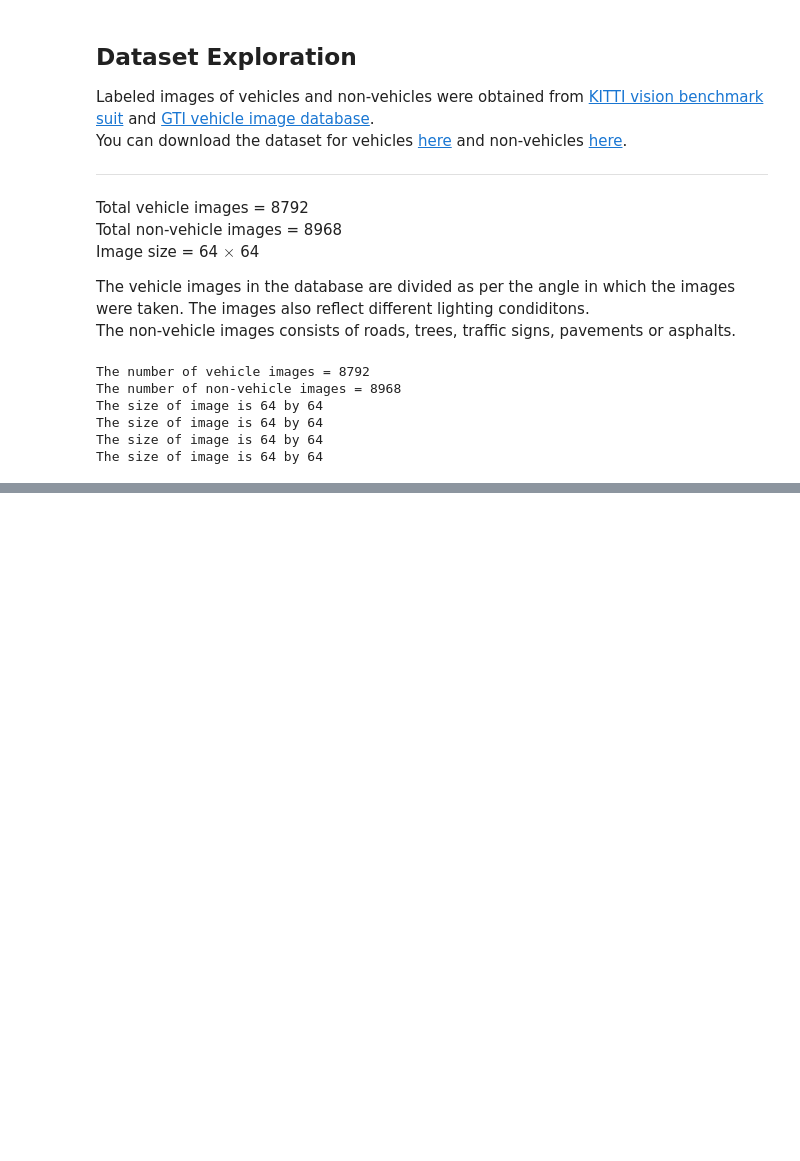
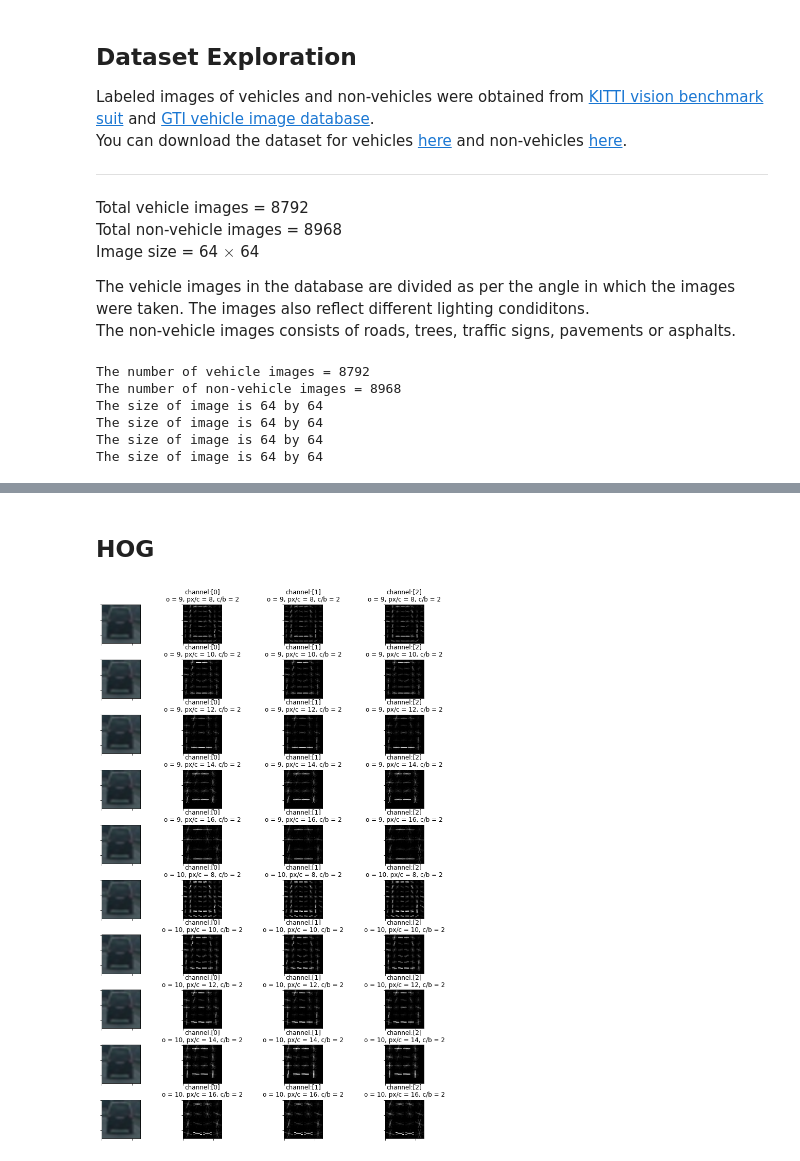
Before and after one commit to JEENB/Vehicle_Detection, a Jupyter notebook: main.ipynb, the cells around one changed output, grey strips where cells are left out. Cells and saved outputs as stored; diff of their text form; code cells hidden in the pictures; blank space fills up the shorter version.

```diff
--- a/main.ipynb
+++ b/main.ipynb
@@ -49,0 +48,2 @@ show_random_images(image_dir = non_vehicles_dir,title = "Random Non-Vehicle Imag
+# %% [markdown]
+## HOG
@@ -49,0 +158,27 @@ show_random_images(image_dir = non_vehicles_dir,title = "Random Non-Vehicle Imag
+# %%
+image = plt.imread(vehicles_dir[40])
+f = get_hog_features_for_parameter_set(img_dir= vehicles_dir[40], param_set = parameter_set)
+columns = 4
+rows = 10
+fig, ax_array = plt.subplots(rows, columns,squeeze=False, figsize=(10,15), gridspec_kw={'width_ratios': [2,4,4,4]})
+fig.tight_layout()
+
+for i,ax_row in enumerate(ax_array):
+    for j,axes in enumerate(ax_row):
+        axes.set_yticklabels([])
+        axes.set_xticklabels([])
+        try:
+            axes.set_title(f"channel:[{j-1}]\n{f[i][4]}")
+            img = f[i][j]
+            img = np.reshape(img, (64,64))
+            axes.imshow(img, cmap='gray')
+        except:
+            axes.set_title('')
+            axes.imshow(f[i][j])
+
+
+
+#         axes.plot(you_data_goes_here,'r-')
+plt.show()
+# %% [output]
+[figure, added]
```
Also changed, not shown: parts of 6 cells of this notebook, 1 other file.
